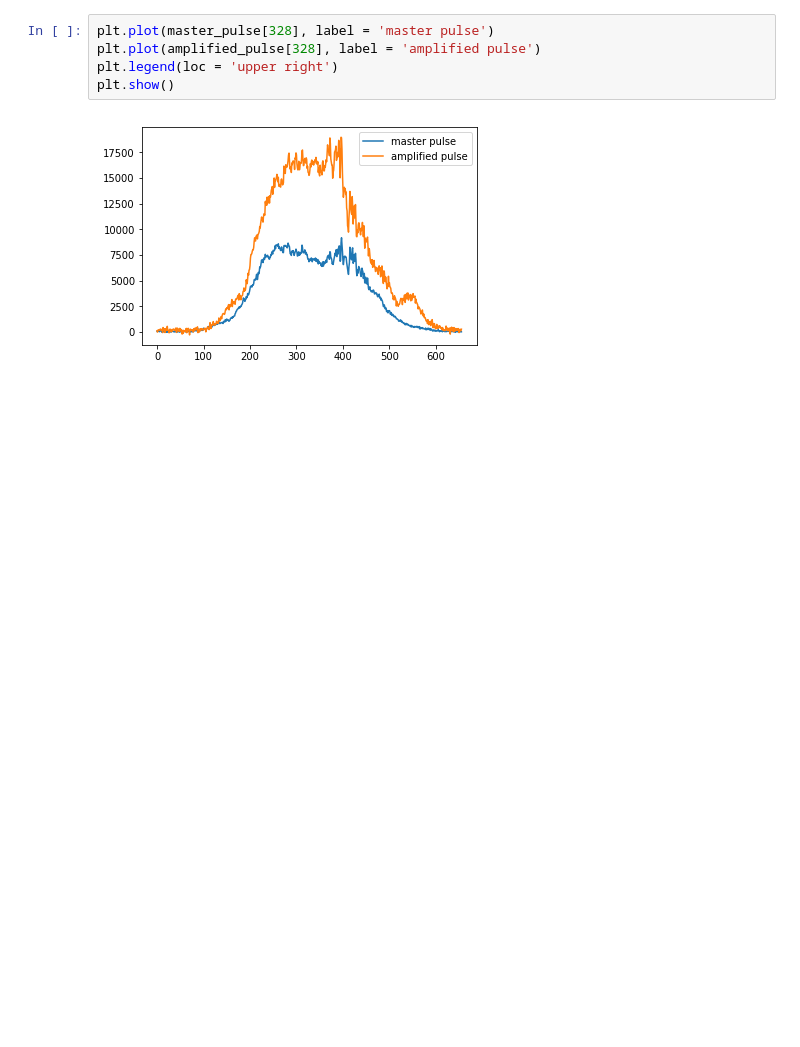
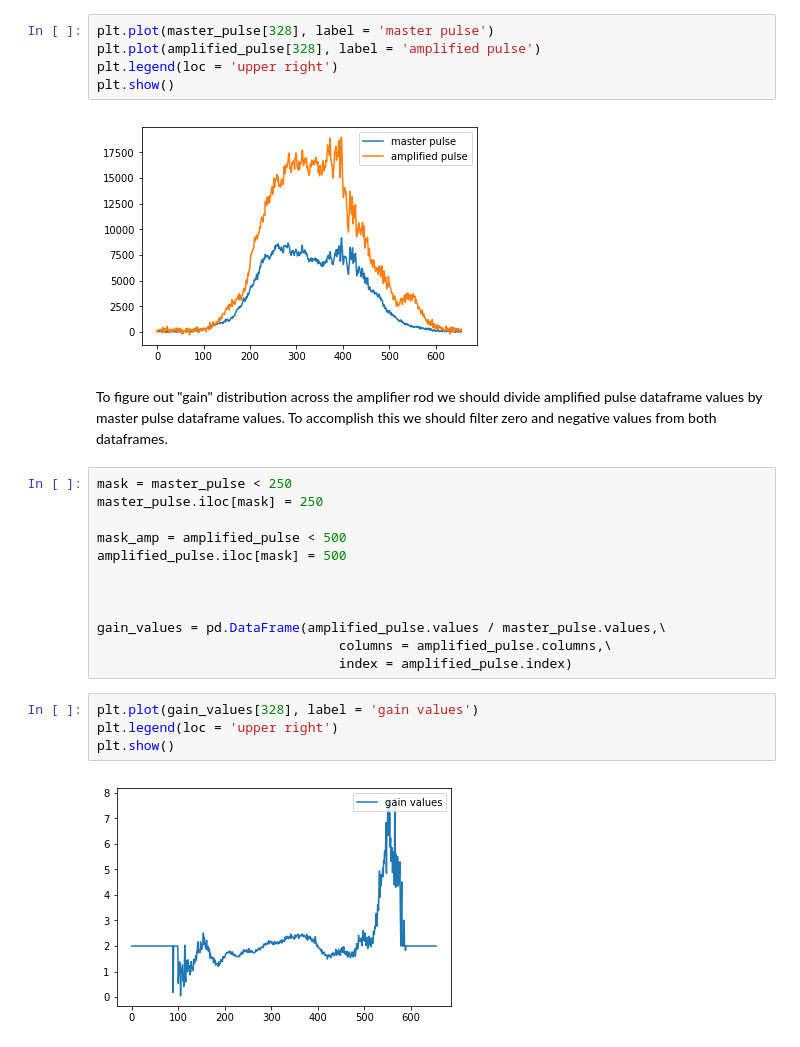
Before and after one commit to lepchenkov/Laser_amplification_mapper, a Jupyter notebook: Beam_Intensity_Analisys.ipynb, the cells around one changed output. Drawn from its saved outputs; the diff is of its cells as text; blank space fills up the shorter version.

Commit message:
add gain calculation

```diff
--- a/Beam_Intensity_Analisys.ipynb
+++ b/Beam_Intensity_Analisys.ipynb
@@ -97,3 +97,23 @@ plt.legend(loc = 'upper right')
 plt.show()
 # %% [output]
 [figure]
+# %% [markdown]
+<p>To figure out "gain" distribution across the amplifier rod we should divide amplified pulse dataframe values by master pulse dataframe values. To accomplish this we should filter zero and negative values from both dataframes.</p>
+# %%
+mask = master_pulse < 250
+master_pulse.iloc[mask] = 250
+
+mask_amp = amplified_pulse < 500
+amplified_pulse.iloc[mask] = 500
+
+
+
+gain_values = pd.DataFrame(amplified_pulse.values / master_pulse.values,\
+                               columns = amplified_pulse.columns,\
+                               index = amplified_pulse.index)
+# %%
+plt.plot(gain_values[328], label = 'gain values')
+plt.legend(loc = 'upper right')
+plt.show()
+# %% [output]
+[figure, added]
```
